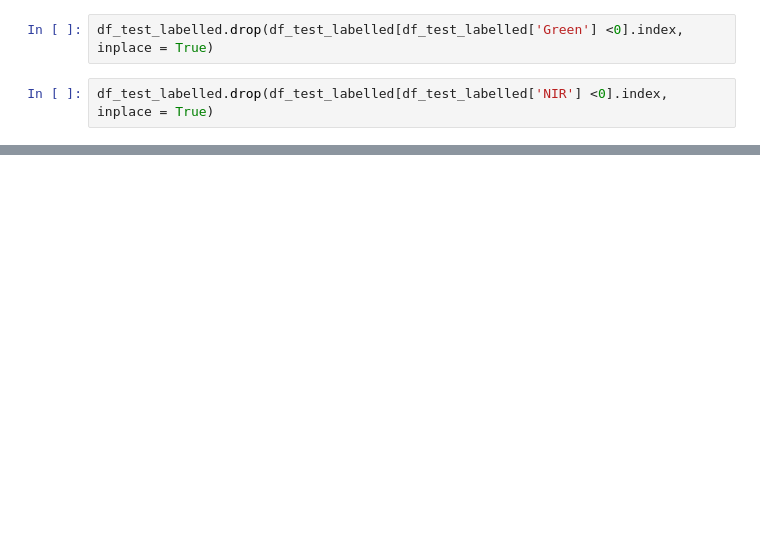
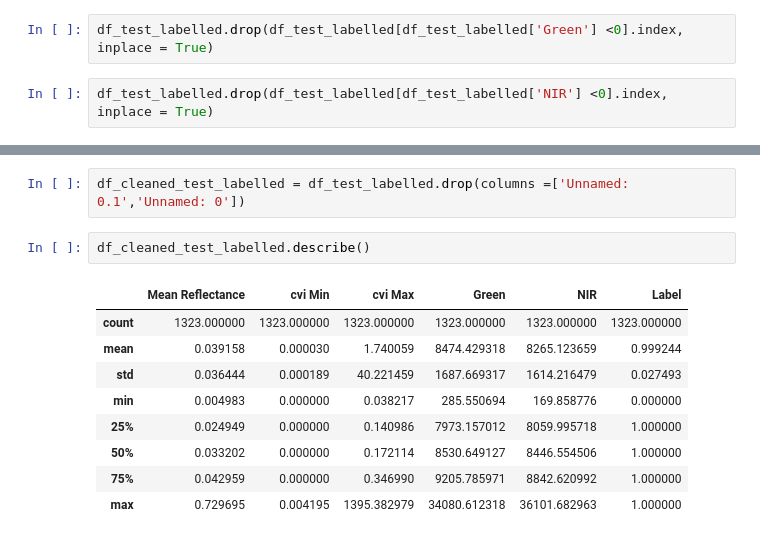
Before and after one commit to BRIJNANDA1979/Segmenting-Kelp-Forests-, a Jupyter notebook: Version_1_3_data_Segmenting_Kelp.ipynb, the cells around one changed output, grey strips where cells are left out. Cells and saved outputs as stored; diff of their text form; blank space fills up the shorter version.

```diff
--- a/Version_1_3_data_Segmenting_Kelp.ipynb
+++ b/Version_1_3_data_Segmenting_Kelp.ipynb
@@ -673,3 +673,17 @@ df_test_labelled.head()
 | 2 | 2 | 2 | 0.028164 | 0.000000 | 0.168446 | 9332.627069 | 9355.326914 | ZY575159_satellite.tif | 1 |
 | 3 | 3 | 3 | 0.027128 | 0.000000 | 0.181175 | 9548.647355 | 9398.686098 | SK539422_satellite.tif | 1 |
 | 4 | 4 | 4 | 0.035837 | 0.000089 | 0.195490 | 8774.165331 | 8733.073967 | XB663463_satellite.tif | 1 |
+# %%
+df_cleaned_test_labelled = df_test_labelled.drop(columns =['Unnamed: 0.1','Unnamed: 0'])
+# %%
+df_cleaned_test_labelled.describe()
+# %% [output]
+|  | Mean Reflectance | cvi Min | cvi Max | Green | NIR | Label |
+| count | 1323.000000 | 1323.000000 | 1323.000000 | 1323.000000 | 1323.000000 | 1323.000000 |
+| mean | 0.039158 | 0.000030 | 1.740059 | 8474.429318 | 8265.123659 | 0.999244 |
+| std | 0.036444 | 0.000189 | 40.221459 | 1687.669317 | 1614.216479 | 0.027493 |
+| min | 0.004983 | 0.000000 | 0.038217 | 285.550694 | 169.858776 | 0.000000 |
+| 25% | 0.024949 | 0.000000 | 0.140986 | 7973.157012 | 8059.995718 | 1.000000 |
+| 50% | 0.033202 | 0.000000 | 0.172114 | 8530.649127 | 8446.554506 | 1.000000 |
+| 75% | 0.042959 | 0.000000 | 0.346990 | 9205.785971 | 8842.620992 | 1.000000 |
+| max | 0.729695 | 0.004195 | 1395.382979 | 34080.612318 | 36101.682963 | 1.000000 |
```
Also changed, not shown: parts of 16 cells of this notebook.
